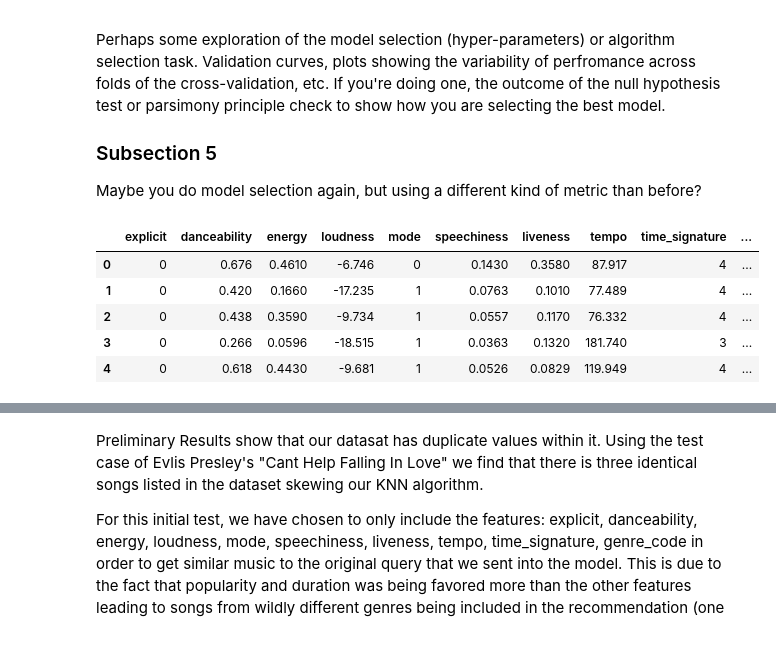
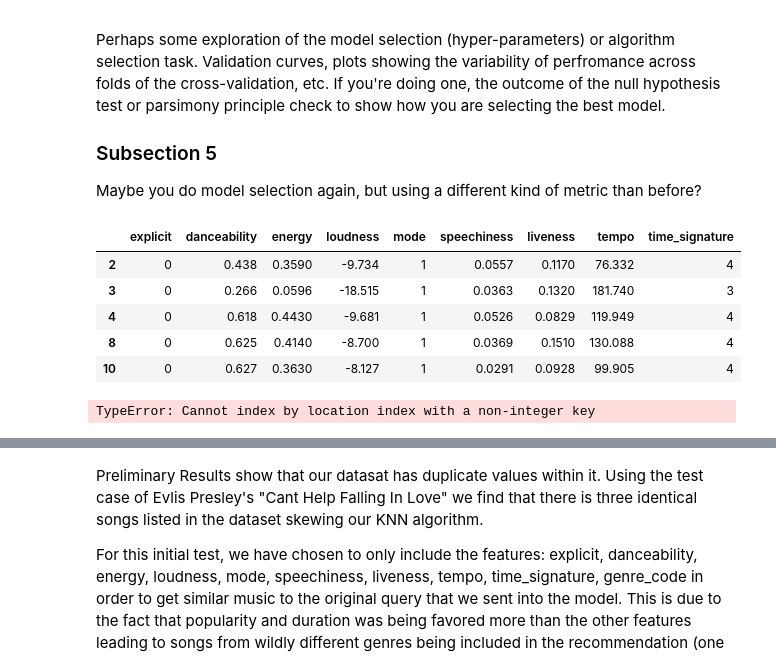
Before and after one commit to COGS118A/Group025-Wi23, a Jupyter notebook: FinalProjectGroup025-Wi23.ipynb, the cells around one changed output, grey strips where cells are left out. Saved outputs shown, nothing was run; the diff lists cells and outputs as text; code cells hidden in the pictures.

```diff
--- a/FinalProjectGroup025-Wi23.ipynb
+++ b/FinalProjectGroup025-Wi23.ipynb
@@ -127,6 +127,7 @@ df.head()
 | 4 | 4 | 5vjLSffimiIP26QG5WcN2K | Chord Overstreet | Hold On | Hold On | 82 | 198853 | False | ... |
 5 rows × 21 columns
 # %%
+df = df.drop_duplicates(subset=['track_id'], keep='last')
 df = df.drop(columns=['Unnamed: 0','track_id', 'album_name'], axis=1)
 df.head()
 # %% [output]
@@ -201,20 +202,23 @@ df['genre_code'] = encoder.fit_transform(df['track_genre'])
 #df = df.join(genredf)
 #df = df.join(artistdf)
 # %%
-predf = df.drop(columns = ['artists', 'popularity','track_genre','track_name','valence','instrumentalness','acousticness','duration_ms', 'key'], axis = 1)
+predf = df.drop(columns = ['artists', 'popularity','track_genre','track_name','valence','instrumentalness','acousticness','duration_ms', 'key','genre_code'], axis = 1)
 predf.head()
 # %% [output]
-|  | explicit | danceability | energy | loudness | mode | speechiness | liveness | tempo | time_signature | ... |
-| 0 | 0 | 0.676 | 0.4610 | -6.746 | 0 | 0.1430 | 0.3580 | 87.917 | 4 | ... |
-| 1 | 0 | 0.420 | 0.1660 | -17.235 | 1 | 0.0763 | 0.1010 | 77.489 | 4 | ... |
-| 2 | 0 | 0.438 | 0.3590 | -9.734 | 1 | 0.0557 | 0.1170 | 76.332 | 4 | ... |
-| 3 | 0 | 0.266 | 0.0596 | -18.515 | 1 | 0.0363 | 0.1320 | 181.740 | 3 | ... |
-| 4 | 0 | 0.618 | 0.4430 | -9.681 | 1 | 0.0526 | 0.0829 | 119.949 | 4 | ... |
+|  | explicit | danceability | energy | loudness | mode | speechiness | liveness | tempo | time_signature |
+| 2 | 0 | 0.438 | 0.3590 | -9.734 | 1 | 0.0557 | 0.1170 | 76.332 | 4 |
+| 3 | 0 | 0.266 | 0.0596 | -18.515 | 1 | 0.0363 | 0.1320 | 181.740 | 3 |
+| 4 | 0 | 0.618 | 0.4430 | -9.681 | 1 | 0.0526 | 0.0829 | 119.949 | 4 |
+| 8 | 0 | 0.625 | 0.4140 | -8.700 | 1 | 0.0369 | 0.1510 | 130.088 | 4 |
+| 10 | 0 | 0.627 | 0.3630 | -8.127 | 1 | 0.0291 | 0.0928 | 99.905 | 4 |
 # %%
 #Copying 1 song here from predf due to large dataset size - can be replaced with mean album parameters later with spotipy
-example_user = predf.iloc[90000]
+example_user = df.set_index("artists", inplace=True)
+df.loc['drake']
 k = 5
 model = NearestNeighbors(n_neighbors=k, algorithm="auto", metric='euclidean')
+# %% [output]
+TypeError: Cannot index by location index with a non-integer key
 # %%
 model.fit(predf)
 distances, indices = model.kneighbors([example_user])
```
Also changed, not shown: parts of 3 cells of this notebook.
